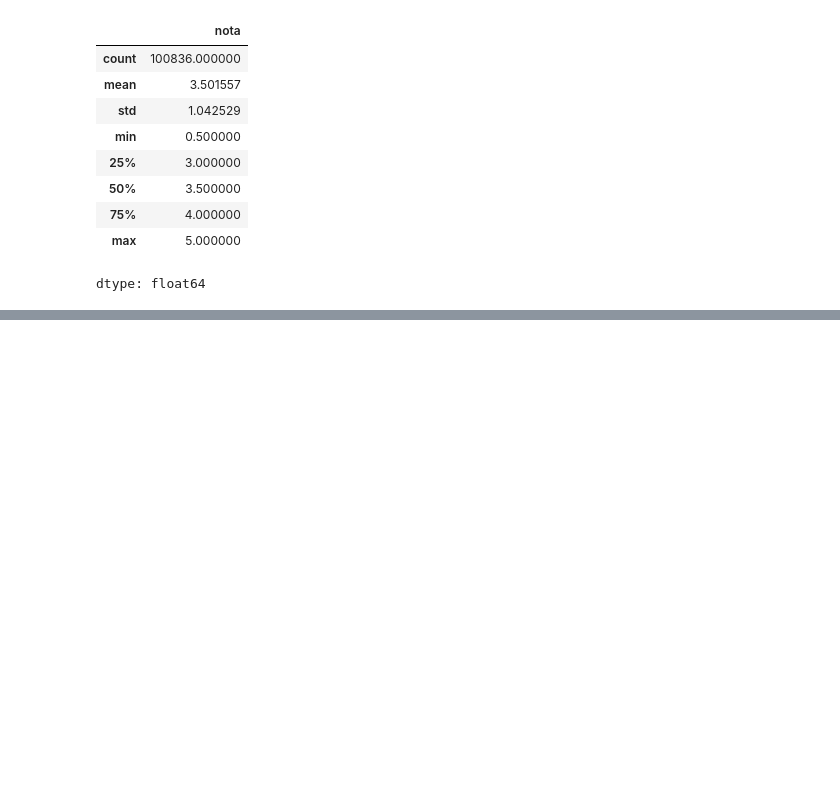
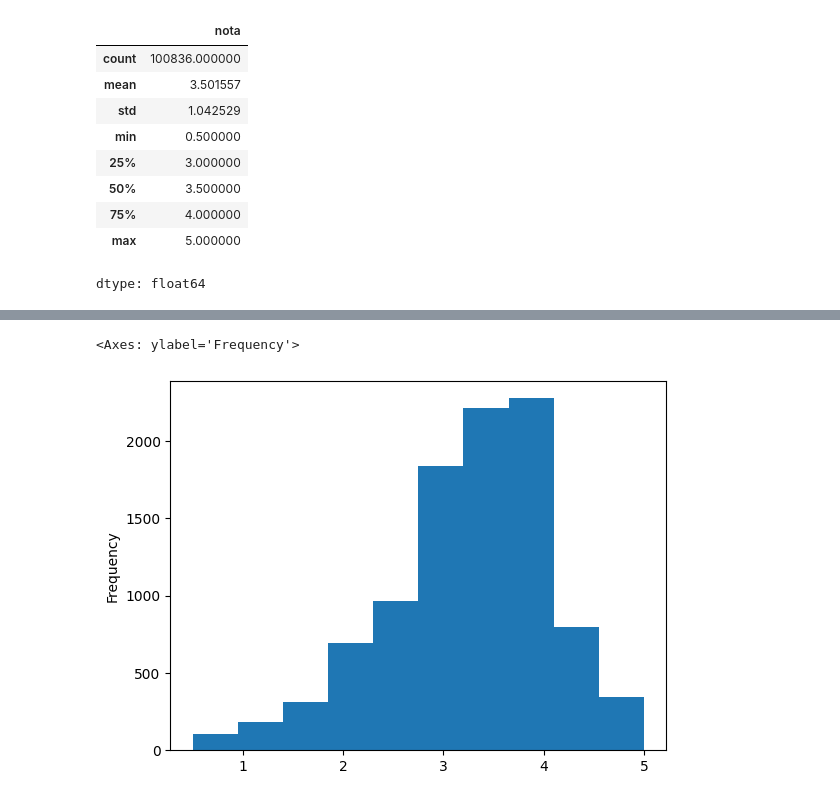
Before and after one commit to patrianegovi/cursoalura_datascience, a Jupyter notebook: Introducao_a_data_science.ipynb, the cells around one changed output, grey strips where cells are left out. Saved outputs shown, nothing was run; the diff lists cells and outputs as text; code cells hidden in the pictures; blank space fills up the shorter version.

```diff
--- a/Introducao_a_data_science.ipynb
+++ b/Introducao_a_data_science.ipynb
@@ -242,0 +334,3 @@ dtype: float64
+# %%
+medias_por_filme = notas.groupby("filmeId")["nota"].mean() #media de todos os filmes agrupados
+medias_por_filme.head() #ver as 5 primeiras linhas
@@ -242,0 +346,5 @@ dtype: float64
+# %%
+medias_por_filme.plot(kind='hist') #histograma para ver a distribuicao das medias
+# %% [output]
+<Axes: ylabel='Frequency'>
+[figure, added]
```
Also changed, not shown: parts of 35 cells of this notebook.
